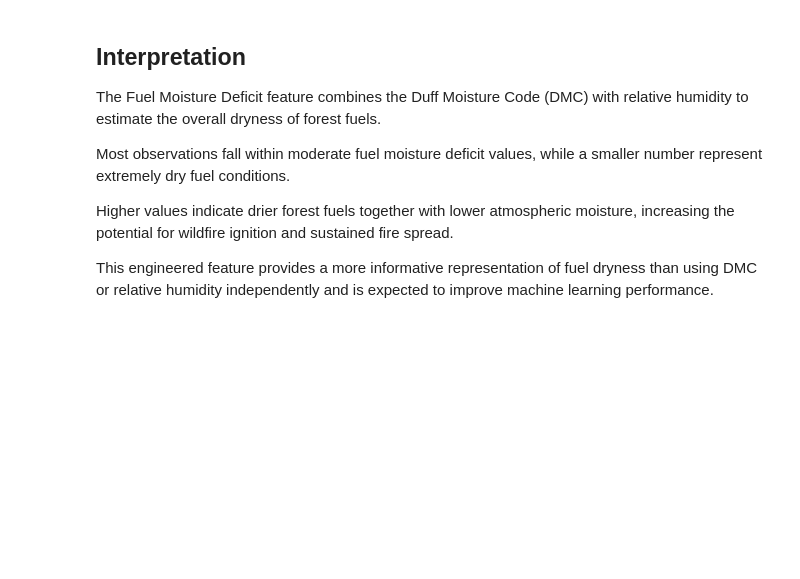
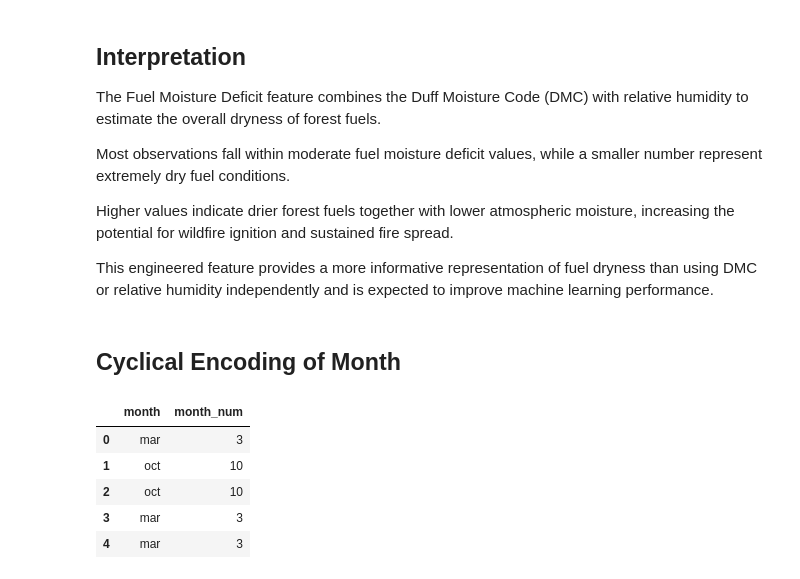
Before and after one commit to mraznyrazeek/Forest-Fire-Burned-Area-Prediction-System, a Jupyter notebook: backend/notebooks/03_feature_engineering.ipynb, the cells around one changed output. Drawn from its saved outputs; the diff is of its cells as text; code cells hidden in the pictures; blank space fills up the shorter version.

```diff
--- a/backend/notebooks/03_feature_engineering.ipynb
+++ b/backend/notebooks/03_feature_engineering.ipynb
@@ -320,3 +320,5 @@ Most observations fall within moderate fuel moisture deficit values, while a sma
 Higher values indicate drier forest fuels together with lower atmospheric moisture, increasing the potential for wildfire ignition and sustained fire spread.
 
 This engineered feature provides a more informative representation of fuel dryness than using DMC or relative humidity independently and is expected to improve machine learning performance.
+# %% [markdown]
+## Cyclical Encoding of Month
@@ -322,0 +342,9 @@ This engineered feature provides a more informative representation of fuel dryne
+# %%
+df[["month","month_num"]].head()
+# %% [output]
+|  | month | month_num |
+| 0 | mar | 3 |
+| 1 | oct | 10 |
+| 2 | oct | 10 |
+| 3 | mar | 3 |
+| 4 | mar | 3 |
```
Also changed, not shown: parts of 4 cells of this notebook.
